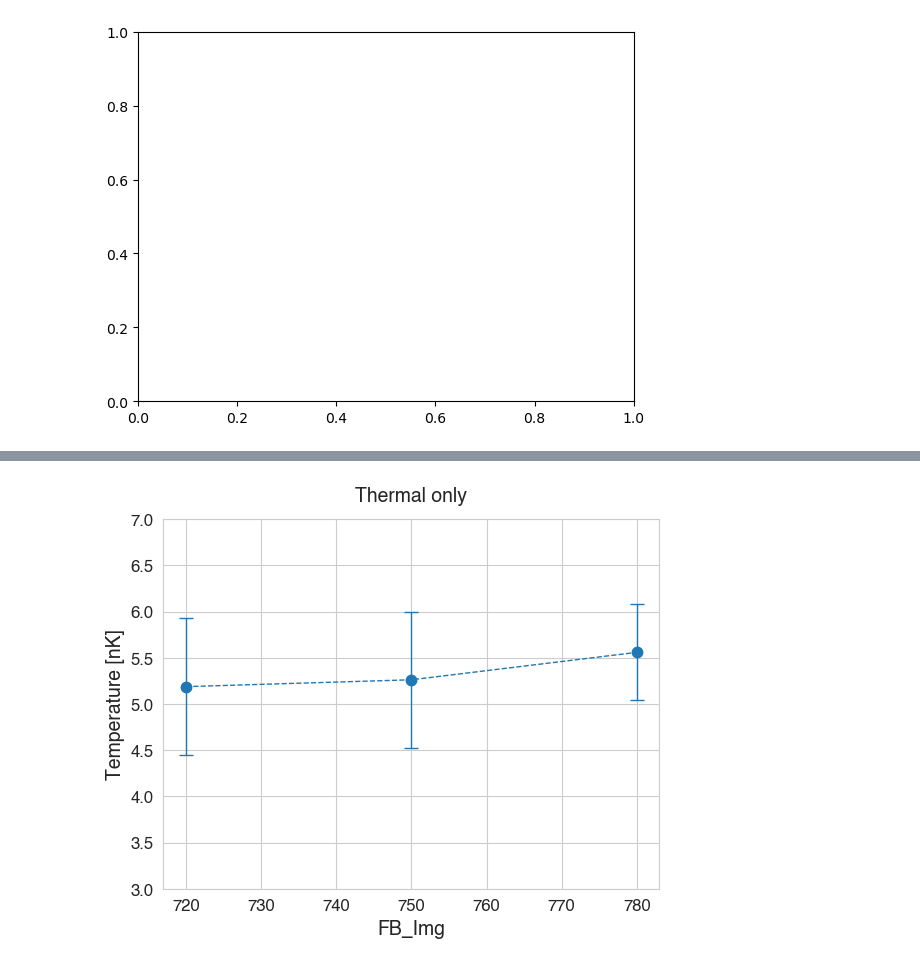
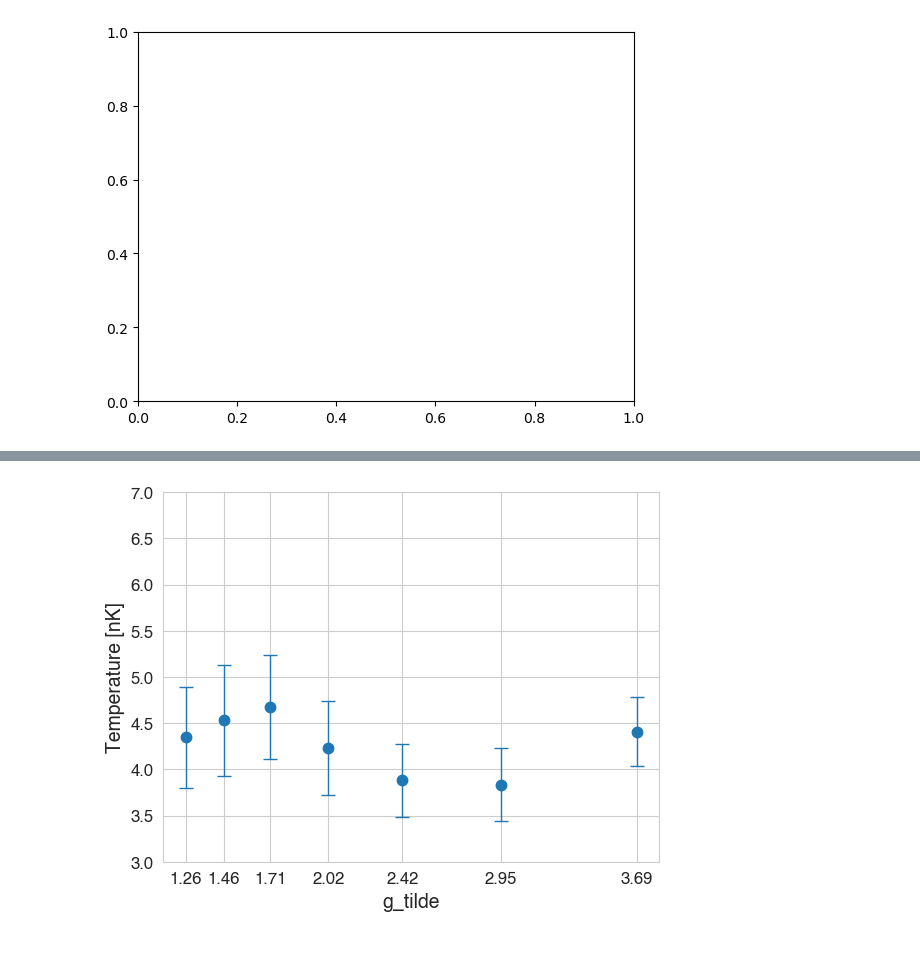
Before and after one commit to ArtMk/lithium, a Jupyter notebook: T4.ipynb, the cells around one changed output, grey strips where cells are left out. Drawn from its saved outputs; the diff is of its cells as text; code cells hidden in the pictures.

```diff
--- a/T4.ipynb
+++ b/T4.ipynb
@@ -96,6 +99,6 @@ Wall time: 1.73 s
 # %%
 # determine optimal ROI
-center = (173, 155)
+center = (173, 150)
 h = 50
 w = 3
 
@@ -142,12 +145,14 @@ for val in var_vals[1]:
             # np.isclose(images_prc["Acc_heat_freq"], val2))
 
     for i, im in images_prc[mask].iterrows():
-        bol.append(np.sum(im["density"].compressed()))
+
+        if im["i"] < 10000:
+            bol.append(np.sum(im["density"].compressed()))
 
 plt.figure(figsize = (16, 5))
 
 plt.plot(bol, ".")
-plt.axhline(50, c = "r")
+plt.axhline(140, c = "r")
 
 plt.ylim(None, None)
 
@@ -160,5 +165,5 @@ print(len(bol))
 # %%
 %%time
 # filter missed shots
-images_fil = la.filter(images_prc, 50)
+images_fil = la.filter(images_prc, 140)
 # %% [output]
@@ -254,5 +259,6 @@ plt.show()
 # %%
 %%time
 # make T4 fits
-images_fit = T4_fit(images_grp, 42, 59)
+# images_fit = la.T4_fit(images_grp)
+images_fit = T4_fit(images_grp, lim_left = 44, lim_right = 56)
 # %% [output]
@@ -495,20 +517,24 @@ plt.show()
 # %%
 x = np.array(images_fit["FB_Img"].tolist())
 y = np.array(images_fit["temperature"].tolist())
 
-plt.errorbar(x, y[:, 0], y[:, 1], marker = ".", ms = 15, lw = 1, ls = "--", elinewidth = 1, capsize = 5)
+x_tilde = diagnostic.g_tilde(x, 11e3)
 
-plt.title("Thermal only", fontsize = 14, pad = 13)
-plt.xlabel(f"{variables[1]}", fontsize = 14)
+plt.errorbar(x_tilde, y[:, 0], y[:, 1], marker = ".", ms = 15, ls = "", lw = 1, elinewidth = 1, capsize = 5)
+
+# plt.title("Thermal Background Fit", fontsize = 14, pad = 13)
+# plt.xlabel(f"{variables[1]}", fontsize = 14)
+plt.xlabel(f"g_tilde", fontsize = 14)
 plt.ylabel("Temperature [nK]", fontsize = 14)
 
-plt.xticks(fontsize = 12)
+# plt.xticks(fontsize = 12)
+plt.xticks(x_tilde, [f"{xi:.2f}" for xi in x_tilde], fontsize = 12)
 plt.yticks(fontsize = 12)
 
 plt.ylim(3, 7)
 
 plt.grid(visible = True, which = "both")
 
 plt.show()
 # %% [output]
-[figure, old version]
+[figure, new version]
```
Also changed, not shown: parts of 16 cells of this notebook, 5 other files.
